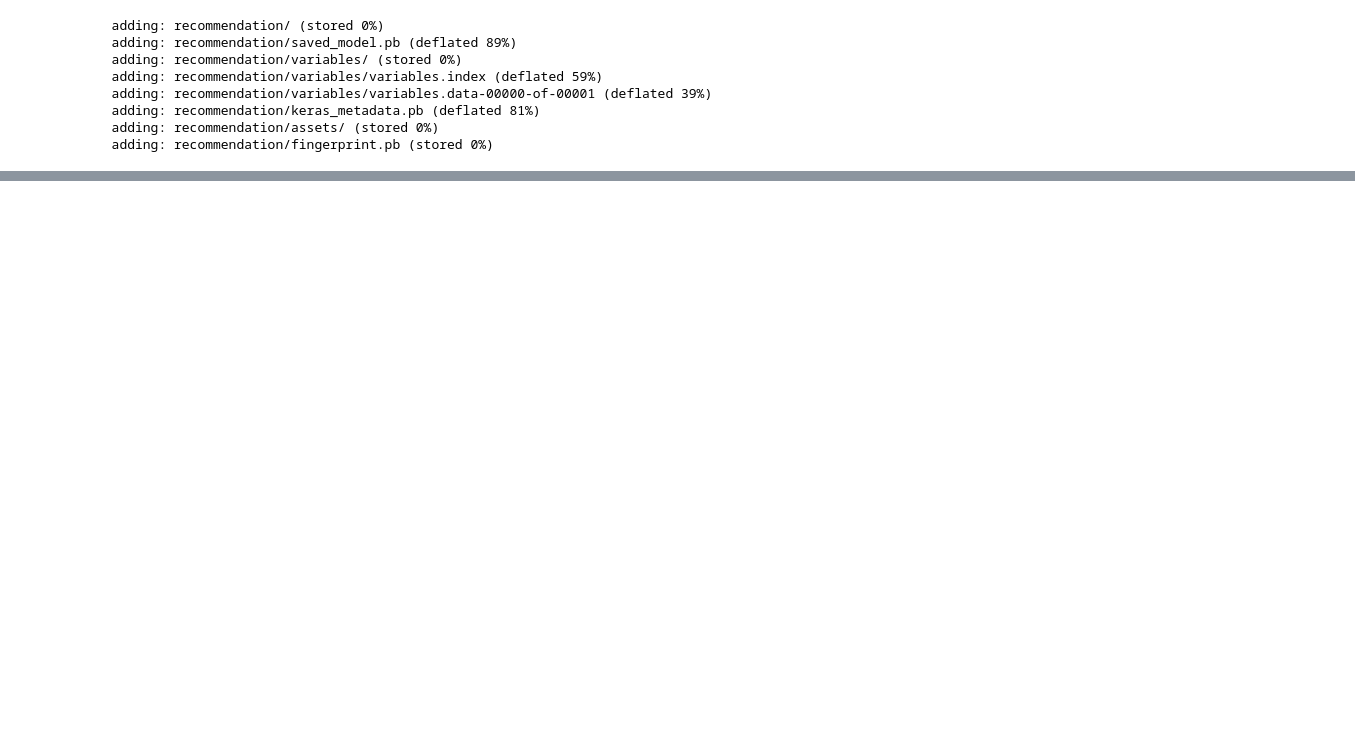
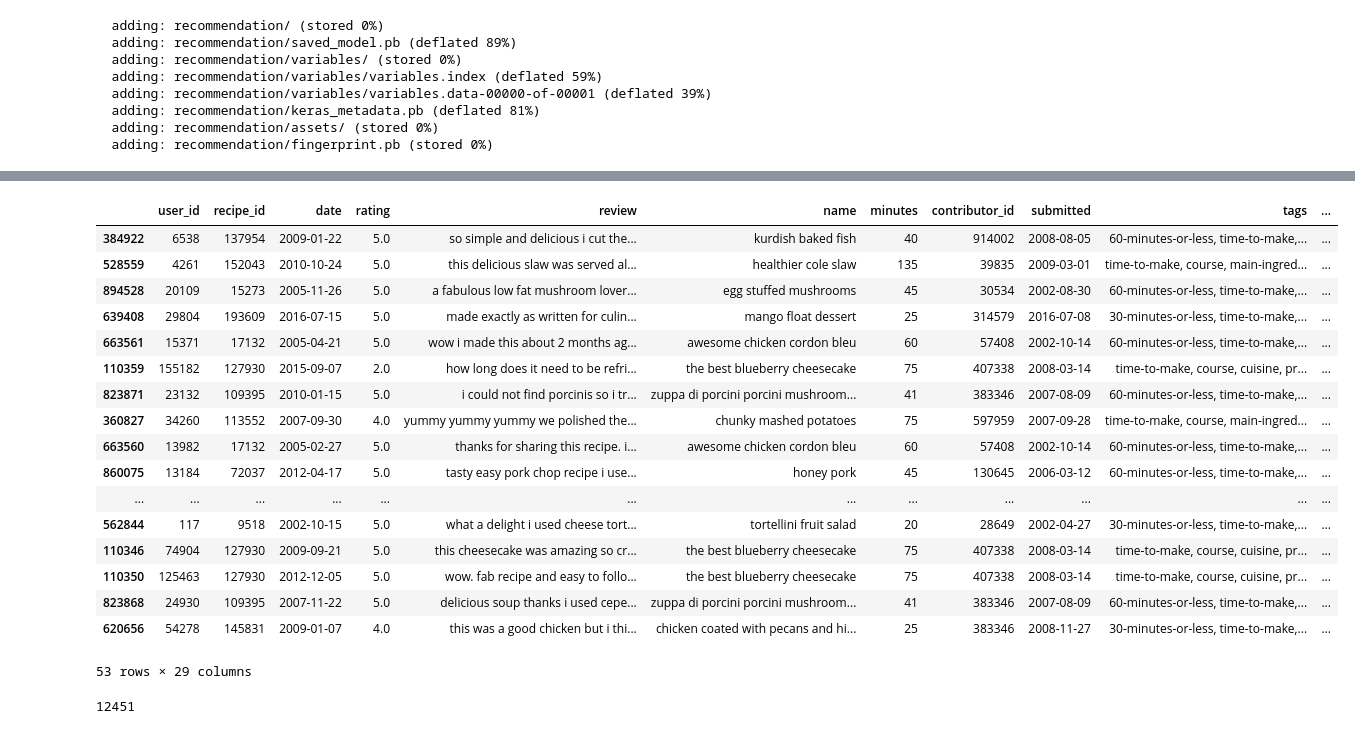
Before and after one commit to iamvinitk/food-finder, a Jupyter notebook: src/recommendation.ipynb, the cells around one changed output, grey strips where cells are left out. Saved outputs shown, nothing was run; the diff lists cells and outputs as text; code cells hidden in the pictures; blank space fills up the shorter version.

```diff
--- a/src/recommendation.ipynb
+++ b/src/recommendation.ipynb
@@ -229,0 +240,6 @@ model = keras.models.load_model('recommendation')
+# %%
+# recommend recipes similar to given recipe
+recipe_id = 192839
+# get index of recipe
+recipe_index = recipe2recipe_encoded[recipe_id]
+recipe_index
@@ -229,0 +261,9 @@ model = keras.models.load_model('recommendation')
+# %%
+# similar recipes using faiss
+import faiss
+
+index = faiss.IndexFlatIP(32)
+index.add(recipe_embedding)
+# %%
+# get similar recipes
+D, I = index.search(np.array([recipe_embedding[recipe_index]]), 11)
@@ -229,0 +275,4 @@ model = keras.models.load_model('recommendation')
+# %%
+# get recipe ids
+recipe_ids = [recipe_encoded2recipe[x] for x in I[0]]
+recipe_ids
@@ -229,0 +291,30 @@ model = keras.models.load_model('recommendation')
+# %%
+# get recipe ids from the df
+df[df["recipe_id"].isin(recipe_ids)]
+# %% [output]
+|  | user_id | recipe_id | date | rating | review | name | minutes | contributor_id | submitted | tags | ... |
+| 384922 | 6538 | 137954 | 2009-01-22 | 5.0 | so simple and delicious i cut the... | kurdish baked fish | 40 | 914002 | 2008-08-05 | 60-minutes-or-less, time-to-make,... | ... |
+| 528559 | 4261 | 152043 | 2010-10-24 | 5.0 | this delicious slaw was served al... | healthier cole slaw | 135 | 39835 | 2009-03-01 | time-to-make, course, main-ingred... | ... |
+| 894528 | 20109 | 15273 | 2005-11-26 | 5.0 | a fabulous low fat mushroom lover... | egg stuffed mushrooms | 45 | 30534 | 2002-08-30 | 60-minutes-or-less, time-to-make,... | ... |
+| 639408 | 29804 | 193609 | 2016-07-15 | 5.0 | made exactly as written for culin... | mango float dessert | 25 | 314579 | 2016-07-08 | 30-minutes-or-less, time-to-make,... | ... |
+| 663561 | 15371 | 17132 | 2005-04-21 | 5.0 | wow i made this about 2 months ag... | awesome chicken cordon bleu | 60 | 57408 | 2002-10-14 | 60-minutes-or-less, time-to-make,... | ... |
+| 110359 | 155182 | 127930 | 2015-09-07 | 2.0 | how long does it need to be refri... | the best blueberry cheesecake | 75 | 407338 | 2008-03-14 | time-to-make, course, cuisine, pr... | ... |
+| 823871 | 23132 | 109395 | 2010-01-15 | 5.0 | i could not find porcinis so i tr... | zuppa di porcini porcini mushroom... | 41 | 383346 | 2007-08-09 | 60-minutes-or-less, time-to-make,... | ... |
+| 360827 | 34260 | 113552 | 2007-09-30 | 4.0 | yummy yummy yummy we polished the... | chunky mashed potatoes | 75 | 597959 | 2007-09-28 | time-to-make, course, main-ingred... | ... |
+| 663560 | 13982 | 17132 | 2005-02-27 | 5.0 | thanks for sharing this recipe. i... | awesome chicken cordon bleu | 60 | 57408 | 2002-10-14 | 60-minutes-or-less, time-to-make,... | ... |
+| 860075 | 13184 | 72037 | 2012-04-17 | 5.0 | tasty easy pork chop recipe i use... | honey pork | 45 | 130645 | 2006-03-12 | 60-minutes-or-less, time-to-make,... | ... |
+| ... | ... | ... | ... | ... | ... | ... | ... | ... | ... | ... | ... |
+| 562844 | 117 | 9518 | 2002-10-15 | 5.0 | what a delight i used cheese tort... | tortellini fruit salad | 20 | 28649 | 2002-04-27 | 30-minutes-or-less, time-to-make,... | ... |
+| 110346 | 74904 | 127930 | 2009-09-21 | 5.0 | this cheesecake was amazing so cr... | the best blueberry cheesecake | 75 | 407338 | 2008-03-14 | time-to-make, course, cuisine, pr... | ... |
+| 110350 | 125463 | 127930 | 2012-12-05 | 5.0 | wow. fab recipe and easy to follo... | the best blueberry cheesecake | 75 | 407338 | 2008-03-14 | time-to-make, course, cuisine, pr... | ... |
+| 823868 | 24930 | 109395 | 2007-11-22 | 5.0 | delicious soup thanks i used cepe... | zuppa di porcini porcini mushroom... | 41 | 383346 | 2007-08-09 | 60-minutes-or-less, time-to-make,... | ... |
+| 620656 | 54278 | 145831 | 2009-01-07 | 4.0 | this was a good chicken but i thi... | chicken coated with pecans and hi... | 25 | 383346 | 2008-11-27 | 30-minutes-or-less, time-to-make,... | ... |
+53 rows × 29 columns
+# %%
+# recommend recipes for a user
+user_id = 100
+# get index of user
+user_index = user2user_encoded[user_id]
+user_index
+# %% [output]
+12451
```
Also changed, not shown: parts of 19 cells of this notebook, 4 other files.
